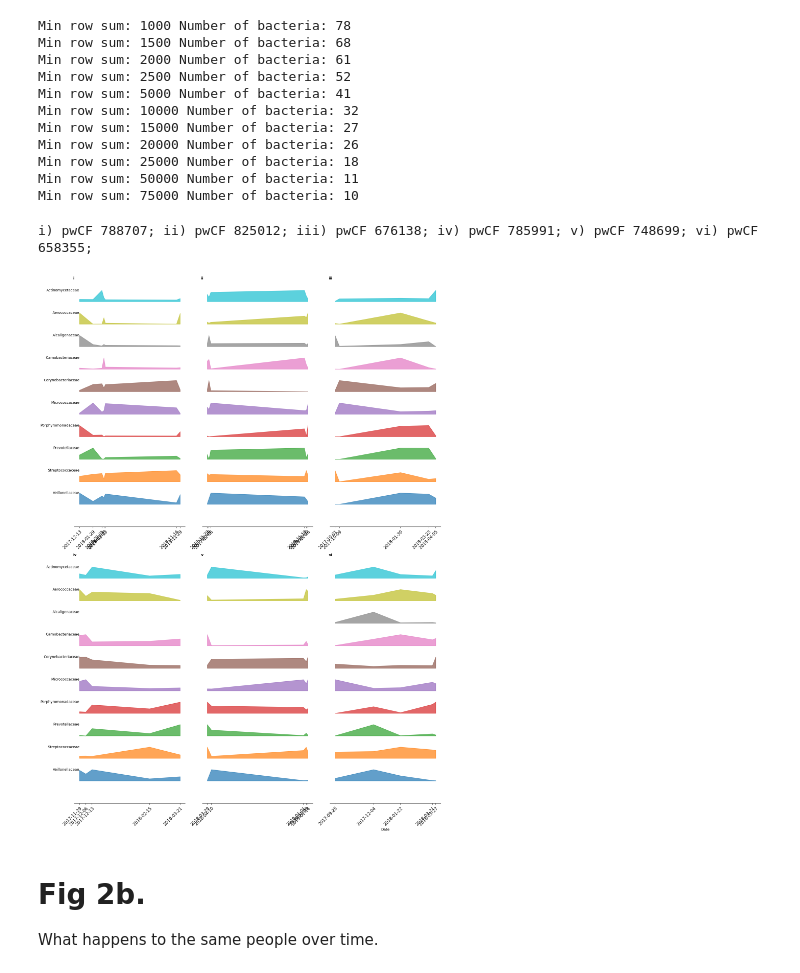
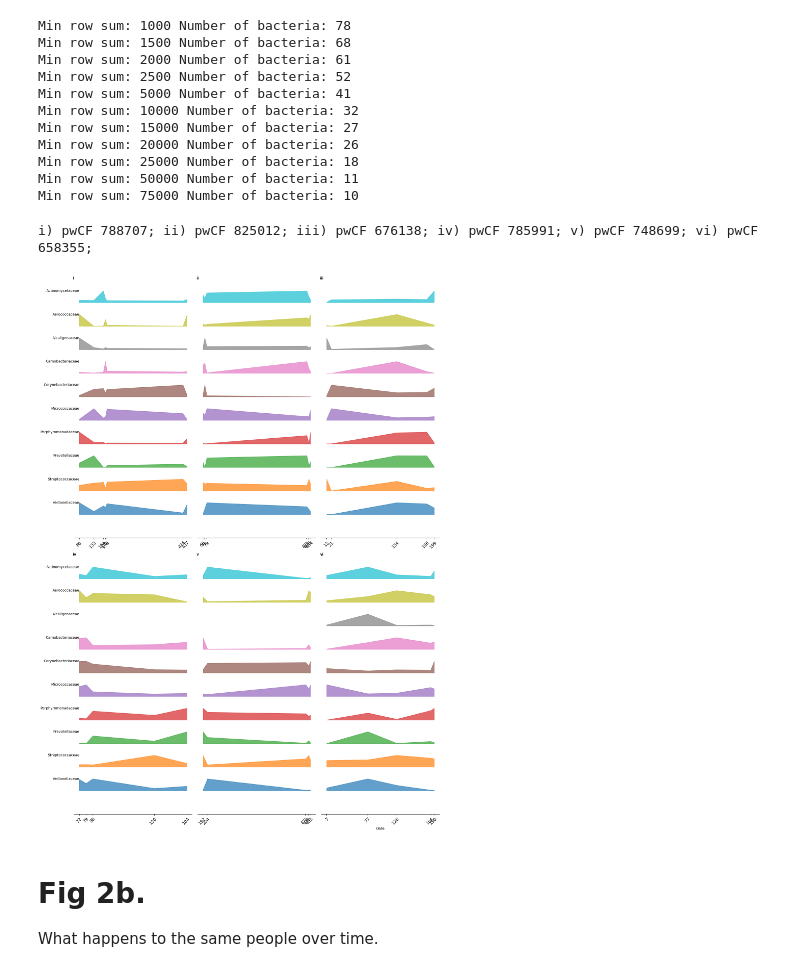
Before and after one commit to linsalrob/CF_Data_Analysis, a Jupyter notebook: Jupyter/EveryPerson.ipynb, the cells around one changed output. Saved outputs shown, nothing was run; the diff lists cells and outputs as text; code cells hidden in the pictures.

```diff
--- a/Jupyter/EveryPerson.ipynb
+++ b/Jupyter/EveryPerson.ipynb
@@ -112,7 +112,8 @@ for i, pwCF_ID in enumerate(interesting_people):
         value_name='Value'
     )
 
-    df_long['Date'] = pd.to_datetime(df_long['Date'], format='%Y%m%d')
+    epoch = pd.Timestamp("2017-09-18")
+    df_long['Date'] = (pd.to_datetime(df_long['Date'], format='%Y%m%d')- epoch).dt.days
     df_long['Date_Num'] = mdates.date2num(df_long['Date'])
     df_long
 
@@ -160,34 +161,34 @@ for i, pwCF_ID in enumerate(interesting_people):
     ax.spines['left'].set_visible(False)
     #ax.spines['bottom'].set_visible(False)
     ax.title.set_text(f"pwCF {pwCF_ID}")
 
     if i == 2:
         row = 1
         col = 0
     else:
         col += 1
 
 
 # labels = [f"{chr(97+i)})" for i in range(nrows*ncols)] # this makes the labels a, b, c, d
 labels = [cf_analysis_lib.int2roman(i+1) for i in range(nrows*ncols)] # this makes the labels roman numerals
 for ax, label in zip(axes.flat, labels):
     ax.text(-0.01, 1.01, label, transform=ax.transAxes,
             fontsize=10, fontweight='bold', va='top', ha='left')
     print(f"{label}) {ax.get_title()}", end="; ")
     ax.set_title("")
 print()
 
 # Adjust layout
 plt.tight_layout()
 fig.align_xlabels()
 # Display the plot
 plt.savefig('final_images/fig2a.png', dpi=300)
 plt.savefig('final_images/fig2a.svg', dpi=300)
 plt.show()
 cf_analysis_lib.create_thumbnail("fig2a.png")
 # %% [output]
 i) pwCF 788707; ii) pwCF 825012; iii) pwCF 676138; iv) pwCF 785991; v) pwCF 748699; vi) pwCF 658355;
-[figure, old version]
+[figure, new version]
 # %% [markdown]
 # Fig 2b.
 
```
Also changed, not shown: parts of 1 cell of this notebook, 2 other files.
